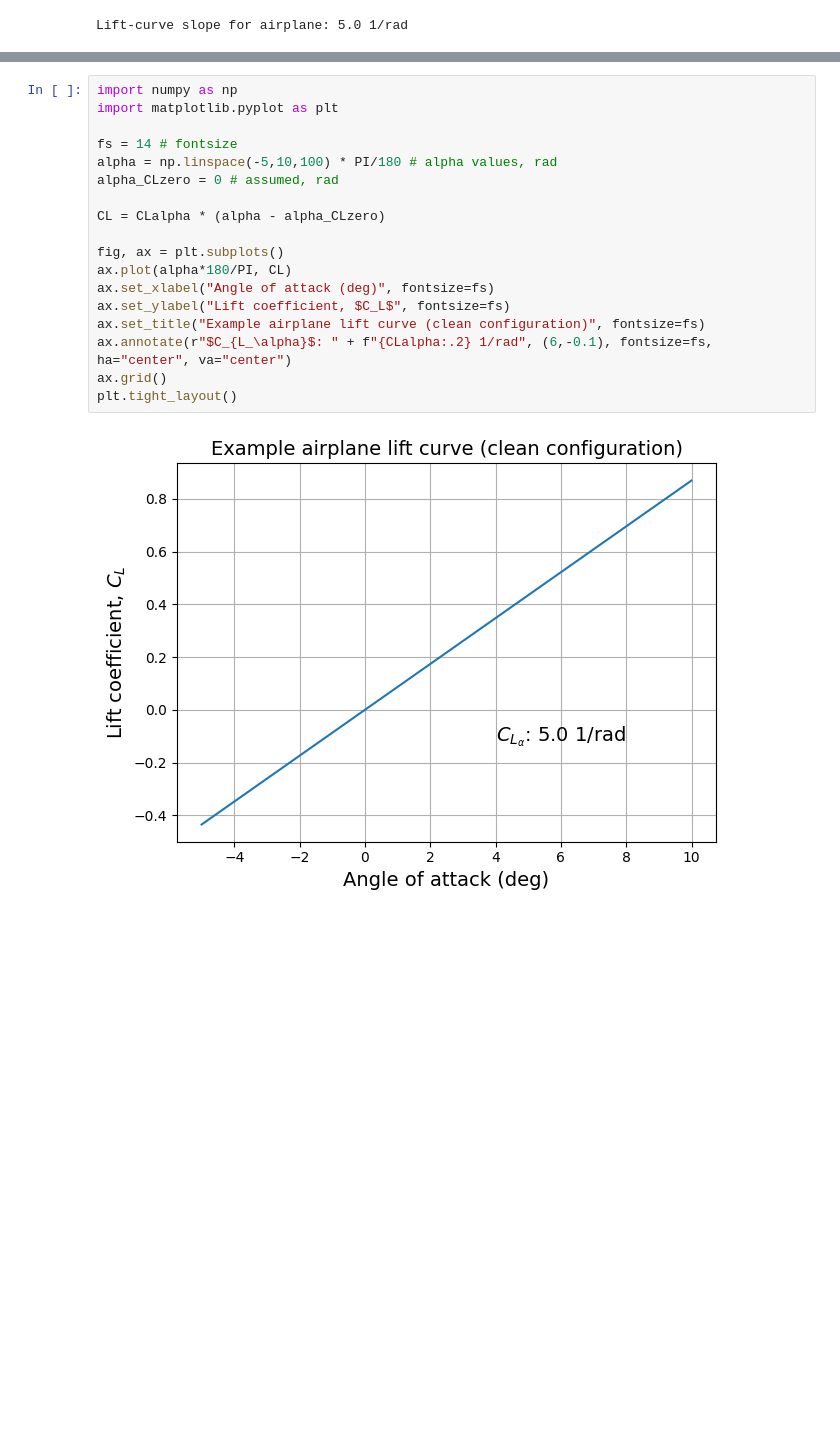
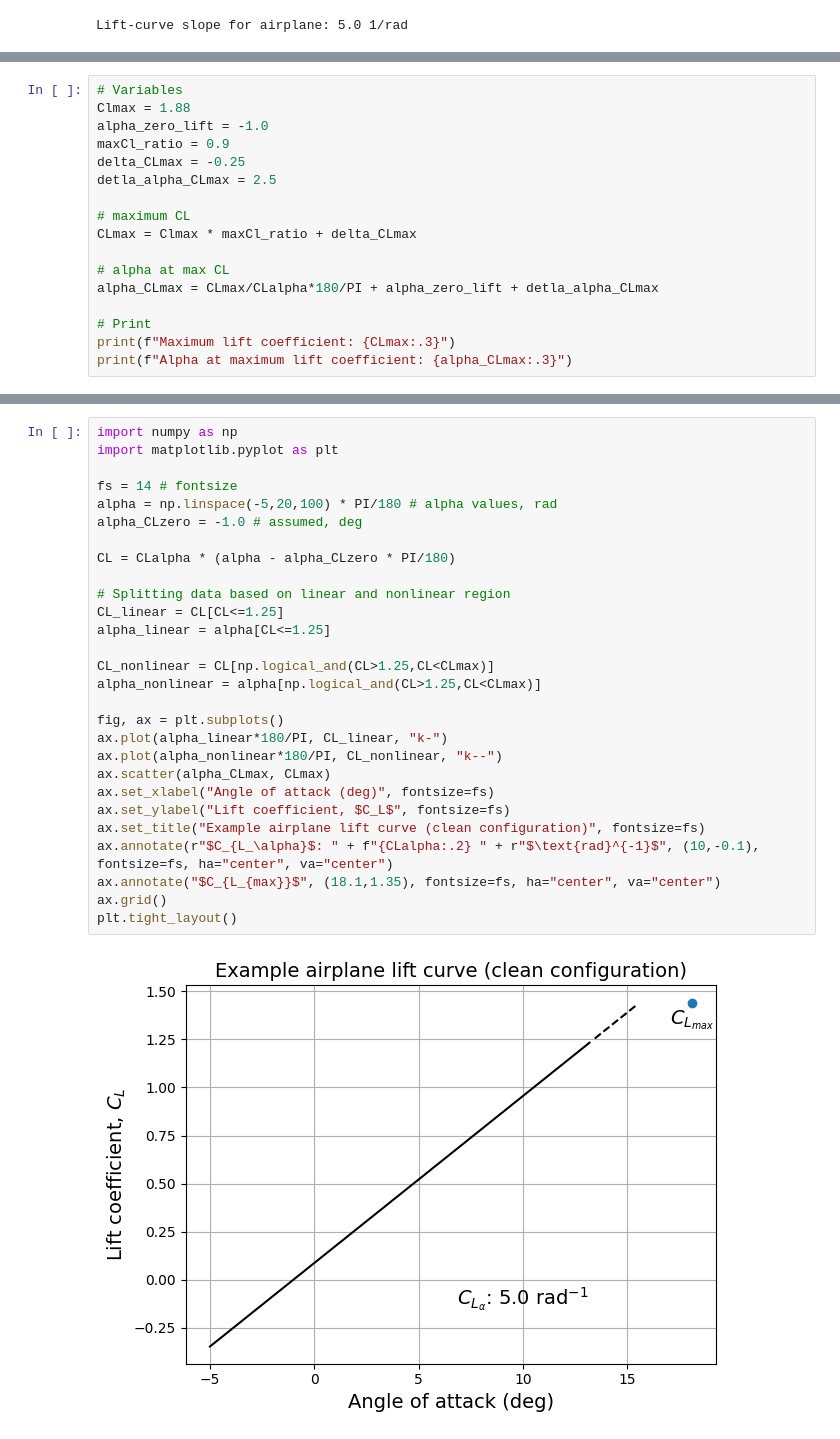
Before and after one commit to ComputationalDesignLab/aircraft-design, a Jupyter notebook: book/aerodynamics/lift_curve.ipynb, the cells around one changed output, grey strips where cells are left out. Saved outputs shown, nothing was run; the diff lists cells and outputs as text; blank space fills up the shorter version.

Commit message:
updated lift section with maximum lift coefficient calculation

```diff
--- a/book/aerodynamics/lift_curve.ipynb
+++ b/book/aerodynamics/lift_curve.ipynb
@@ -82,0 +116,17 @@ Below code block plots lift curve for a range of $\alpha$ values:
+# %%
+# Variables
+Clmax = 1.88
+alpha_zero_lift = -1.0
+maxCl_ratio = 0.9
+delta_CLmax = -0.25
+detla_alpha_CLmax = 2.5
+
+# maximum CL
+CLmax = Clmax * maxCl_ratio + delta_CLmax
+
+# alpha at max CL
+alpha_CLmax = CLmax/CLalpha*180/PI + alpha_zero_lift + detla_alpha_CLmax
+
+# Print
+print(f"Maximum lift coefficient: {CLmax:.3}")
+print(f"Alpha at maximum lift coefficient: {alpha_CLmax:.3}")
@@ -83,21 +142,31 @@ Below code block plots lift curve for a range of $\alpha$ values:
 # %%
 import numpy as np
 import matplotlib.pyplot as plt
 
 fs = 14 # fontsize
-alpha = np.linspace(-5,10,100) * PI/180 # alpha values, rad
-alpha_CLzero = 0 # assumed, rad
+alpha = np.linspace(-5,20,100) * PI/180 # alpha values, rad
+alpha_CLzero = -1.0 # assumed, deg
 
-CL = CLalpha * (alpha - alpha_CLzero)
+CL = CLalpha * (alpha - alpha_CLzero * PI/180)
+
+# Splitting data based on linear and nonlinear region
+CL_linear = CL[CL<=1.25]
+alpha_linear = alpha[CL<=1.25]
+
+CL_nonlinear = CL[np.logical_and(CL>1.25,CL<CLmax)]
+alpha_nonlinear = alpha[np.logical_and(CL>1.25,CL<CLmax)]
 
 fig, ax = plt.subplots()
-ax.plot(alpha*180/PI, CL)
+ax.plot(alpha_linear*180/PI, CL_linear, "k-")
+ax.plot(alpha_nonlinear*180/PI, CL_nonlinear, "k--")
+ax.scatter(alpha_CLmax, CLmax)
 ax.set_xlabel("Angle of attack (deg)", fontsize=fs)
 ax.set_ylabel("Lift coefficient, $C_L$", fontsize=fs)
 ax.set_title("Example airplane lift curve (clean configuration)", fontsize=fs)
-ax.annotate(r"$C_{L_\alpha}$: " + f"{CLalpha:.2} 1/rad", (6,-0.1), fontsize=fs, ha="center", va="center")
+ax.annotate(r"$C_{L_\alpha}$: " + f"{CLalpha:.2} " + r"$\text{rad}^{-1}$", (10,-0.1), fontsize=fs, ha="center", va="center")
+ax.annotate("$C_{L_{max}}$", (18.1,1.35), fontsize=fs, ha="center", va="center")
 ax.grid()
 plt.tight_layout()
 # %% [output]
-[figure, old version]
+[figure, new version]
 # %% [markdown]
```
Also changed, not shown: parts of 5 cells of this notebook.
